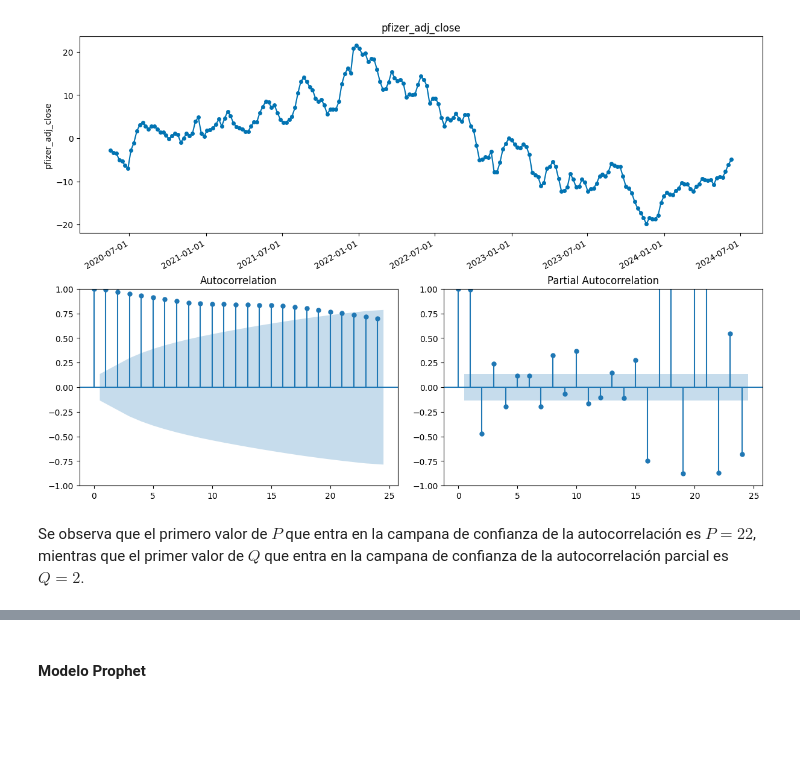
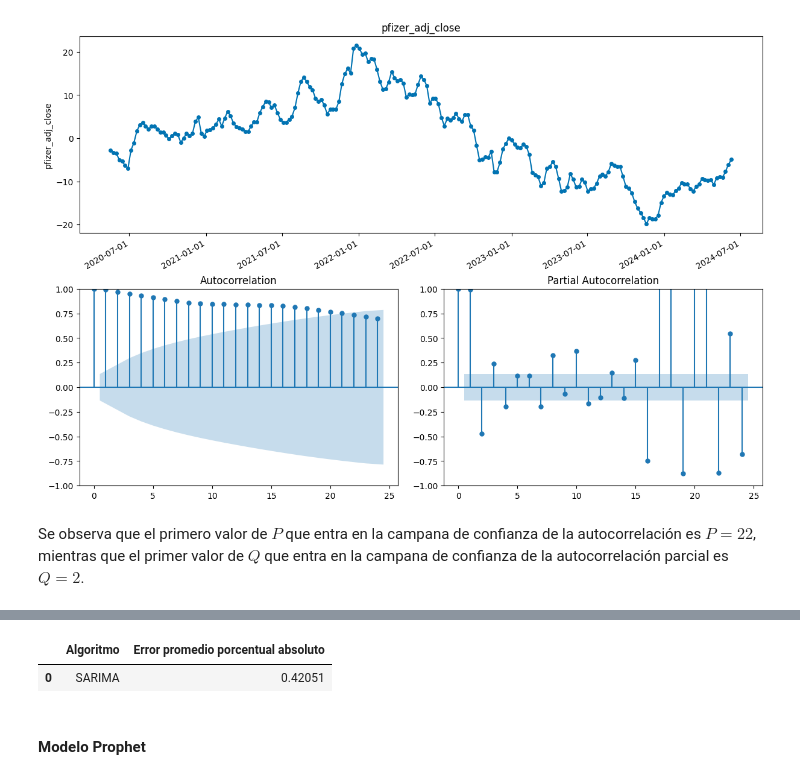
Before and after one commit to alu0101351773/TAAD_practicas, a Jupyter notebook: src/time_series.ipynb, the cells around one changed output, grey strips where cells are left out. Cells and saved outputs as stored; diff of their text form; code cells hidden in the pictures; blank space fills up the shorter version.

```diff
--- a/src/time_series.ipynb
+++ b/src/time_series.ipynb
@@ -712,3 +714,11 @@ Invalid predictions. The model cannot forecast the test sample!
+# %%
+pd.DataFrame.from_records(
+    [('SARIMA', mean_absolute_percentage_error(y_test, y_pred))],
+    columns=['Algoritmo', 'Error promedio porcentual absoluto']
+)
+# %% [output]
+|  | Algoritmo | Error promedio porcentual absoluto |
+| 0 | SARIMA | 0.42051 |
 # %% [markdown]
 #### Modelo Prophet
 # %% [markdown]
```
Also changed, not shown: parts of 6 cells of this notebook.
